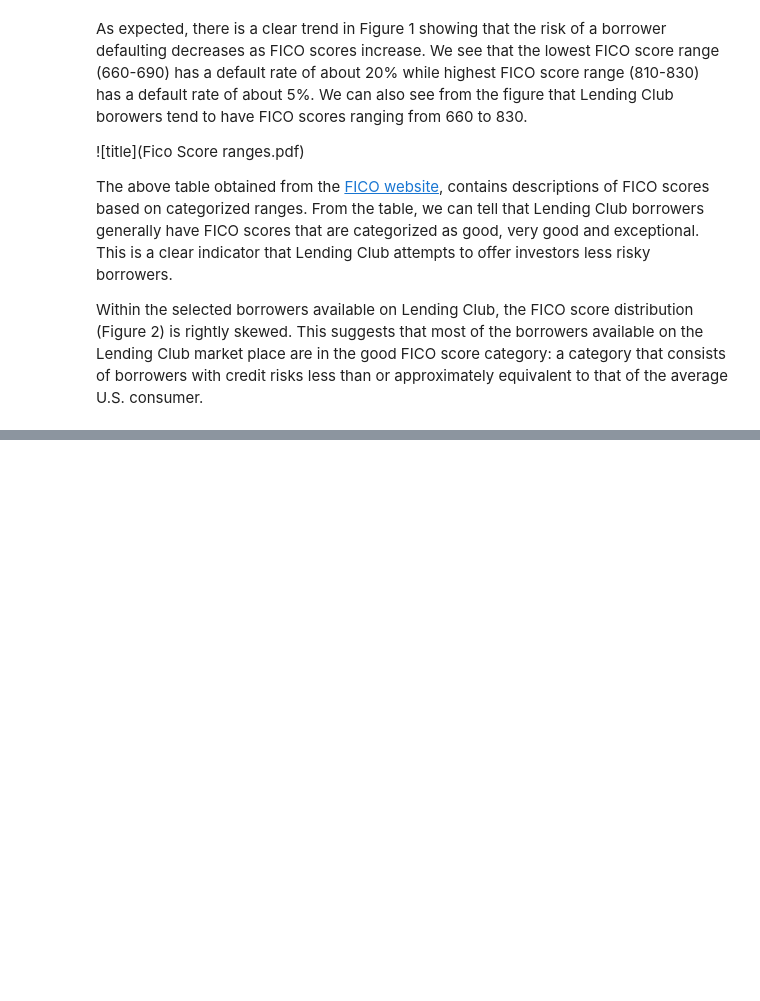
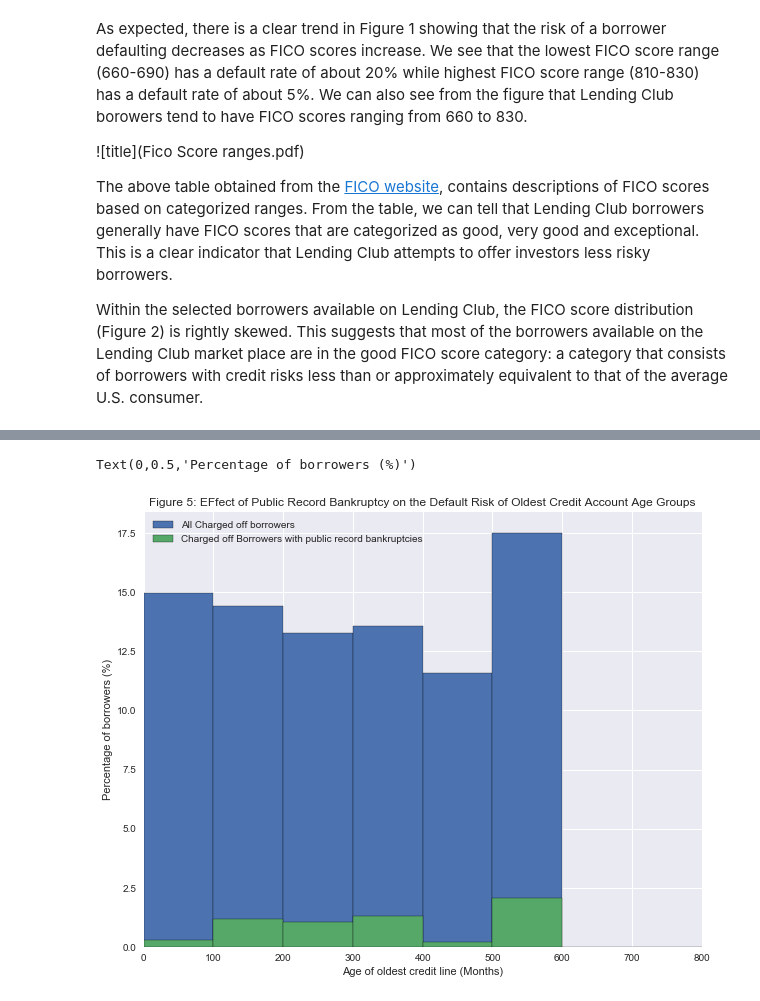
Before and after one commit to paulb17/Springboard, a Jupyter notebook: Capstone Project 1/Data_Exploration.ipynb, the cells around one changed output, grey strips where cells are left out. Drawn from its saved outputs; the diff is of its cells as text; code cells hidden in the pictures; blank space fills up the shorter version.

Commit message:
Sixth commit: added inferential statistics to data exploration notebook

```diff
--- a/Capstone Project 1/Data_Exploration.ipynb
+++ b/Capstone Project 1/Data_Exploration.ipynb
@@ -81,7 +85,7 @@ FICO scores are used by many lenders to determine how risky a borrower is. For t
 charged_off = loan_data[loan_data['loan_status'] == 0]
 
 # creating empty list for bins and specifying bin widths
-bin_widths = list()
+bin_edges = list()
 bin_width = 30
 
 # assigning the range of FICO scores to be displayed
@@ -90,7 +94,7 @@ min_el = 650
 
 # filling in list of bin widths
 for num in range(int(round((max_el/bin_width)+1))):
-    bin_widths.append((num)*bin_width)
+    bin_edges.append((num)*bin_width)
 
 # creating figure
 plt.figure(figsize = (10,18))
@@ -103,11 +107,11 @@ plt.ylabel('Count of Borrowers')
 plt.xlim([min_el,max_el])
 
 # counting the number of borrowers in each FICO score category
-counts_tot, bins_tot, bars_tot= plt.hist(loan_data.fico_average, bins = bin_widths,
+counts_tot, bins_tot, bars_tot= plt.hist(loan_data.fico_average, bins = bin_edges,
                                          label = 'All borrowers', edgecolor = 'k')
 
 # count of the number of borrowers in each FICO score category that were charged off
-counts, bins, bars = plt.hist(charged_off['fico_average'], bins = bin_widths,
+counts, bins, bars = plt.hist(charged_off['fico_average'], bins = bin_edges,
                               label = "Charged off borrowers", edgecolor = 'k')
 
 # adding a legend to the plot
@@ -126,7 +130,7 @@ with np.errstate(divide='ignore', invalid='ignore'):
     plt.xlim([min_el,max_el])
     plt.xlabel("FICO")
     plt.ylabel("Percentage of charged off borrowers (%)")
-    plt.plot(x = bin_widths[-6:], y= proportions[-6:])
+    plt.plot(x = bin_edges[-6:], y= proportions[-6:])
 # %% [output]
 [figure]
 # %% [markdown]
@@ -364,0 +202,50 @@ From Figure 10 we note that as the loan amount increases, there is a general inc
+# %%
+# creating a counter for the number of age groups
+age_group_counter = 0
+
+# creating a place holder for credit age groups (CAG)
+CAG_all_borrowers = pd.DataFrame()
+CAG_charged_off = pd.DataFrame()
+
+# creating a for loop to group borrowers by age group
+for index, age in enumerate(bin_edges):
+
+    # checking if all age groups are created
+    if age_group_counter == len(bin_edges) - 1:
+        break
+
+    # creating credit age groups
+    else:
+        age_group = loan_data[(loan_data['age_cr_line'] >= bin_edges[index]) &
+                              (loan_data['age_cr_line'] < bin_edges[index+1])]
+        age_group_counter +=1
+        column_name = str(bin_edges[index]) + "-" + str(bin_edges[index+1])
+
+        # credit age group for all borrowers
+        CAG_all_borrowers[column_name] = age_group.mean()
+
+        # credit age group for charged_off borrowers
+        CAG_charged_off[column_name] = age_group[age_group.loan_status == 0].mean()
+
+
+# calculating proportion of charged of borrowers with public record benakruptcies
+prop = 100*CAG_charged_off.loc['pub_rec_bankruptcies', :]*proportions/100
+
+# Making histogram
+fig, ax1 = plt.subplots(figsize = (10,8))
+
+plt.bar(np.arange(0, 800, bin_width), height = proportions, width = bin_width, align = 'edge',
+        edgecolor = 'black', label = 'All Charged off borrowers')
+plt.bar(np.arange(0, 800, bin_width), height = prop,  width = bin_width, align = 'edge',
+        edgecolor = 'black', label = 'Charged off Borrowers with public record bankruptcies')
+
+plt.legend()
+
+
+plt.title('Figure 5: EFfect of Public Record Bankruptcy on the Default Risk of Oldest Credit Account Age Groups')
+plt.xlim([0,800])
+plt.xlabel("Age of oldest credit line (Months)")
+plt.ylabel("Percentage of borrowers (%)")
+# %% [output]
+Text(0,0.5,'Percentage of borrowers (%)')
+[figure, added]
```
Also changed, not shown: parts of 47 cells of this notebook, 3 other files.
